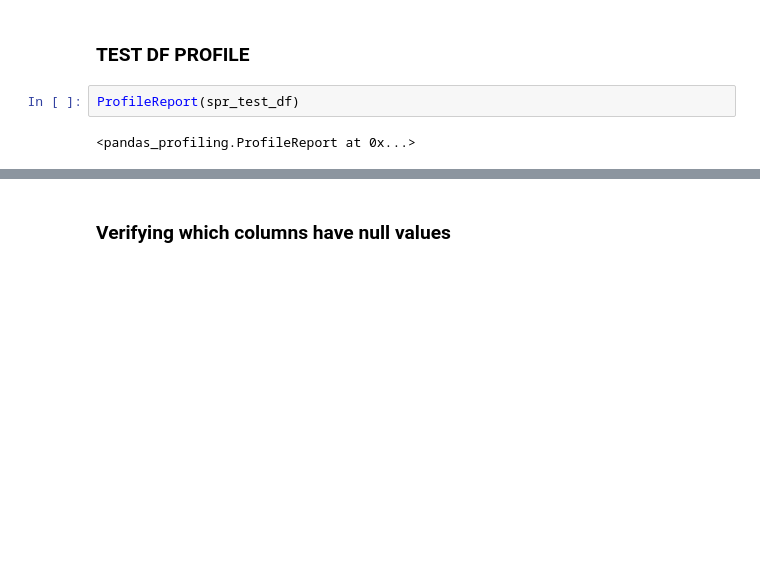
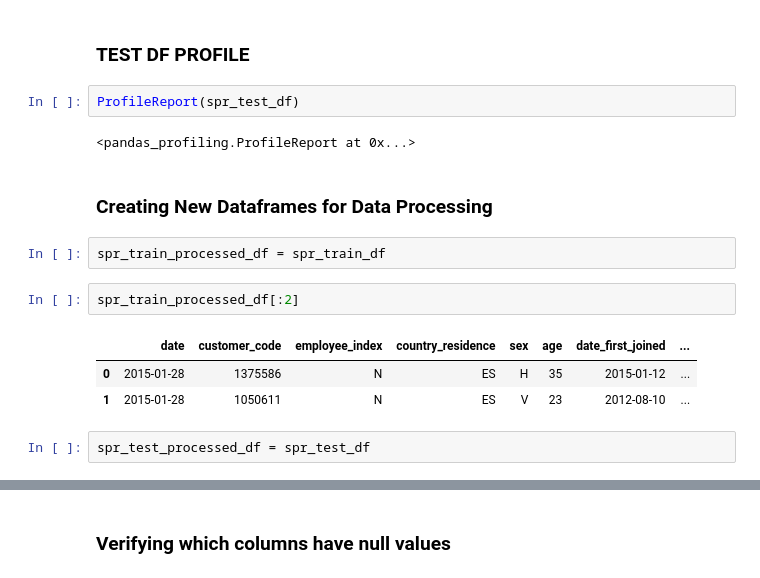
Before and after one commit to amarsinghen/santander-product-recommendation, a Jupyter notebook: Santander_Product_Recommendation.ipynb, the cells around one changed output, grey strips where cells are left out. Cells and saved outputs as stored; diff of their text form; blank space fills up the shorter version.

```diff
--- a/Santander_Product_Recommendation.ipynb
+++ b/Santander_Product_Recommendation.ipynb
@@ -180,3 +180,15 @@ ProfileReport(spr_train_df)
 ProfileReport(spr_test_df)
 # %% [output]
 <pandas_profiling.ProfileReport at 0x...>
+# %% [markdown]
+### Creating New Dataframes for Data Processing
+# %%
+spr_train_processed_df = spr_train_df
+# %%
+spr_train_processed_df[:2]
+# %% [output]
+|  | date | customer_code | employee_index | country_residence | sex | age | date_first_joined | ... |
+| 0 | 2015-01-28 | 1375586 | N | ES | H | 35 | 2015-01-12 | ... |
+| 1 | 2015-01-28 | 1050611 | N | ES | V | 23 | 2012-08-10 | ... |
+# %%
+spr_test_processed_df = spr_test_df
```
Also changed, not shown: parts of 107 cells of this notebook.
